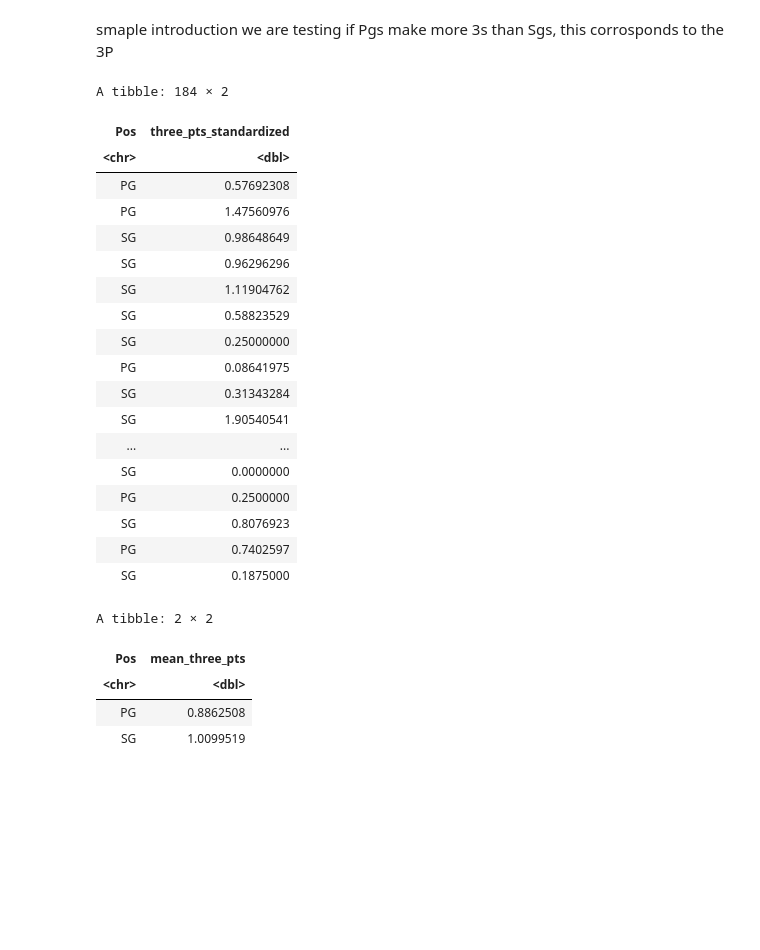
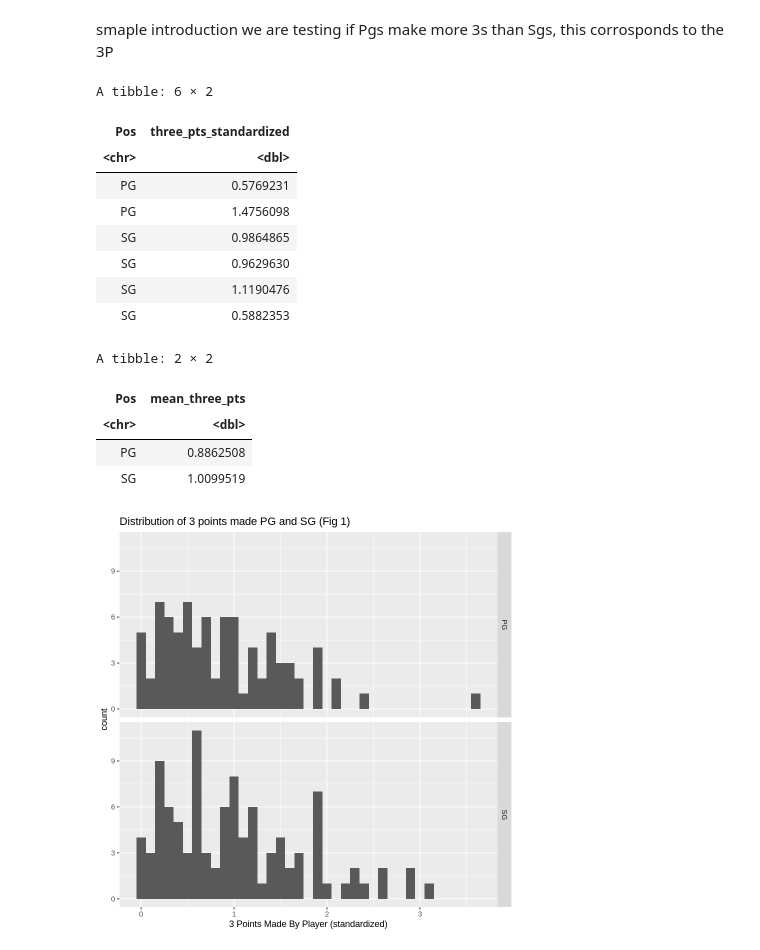
Before and after one commit to Ne1sonLi/NBA-Player-Stats-Statisitcal-Inference, a Jupyter notebook: Stat201_G35_Project.ipynb, the cells around one changed output. Drawn from its saved outputs; the diff is of its cells as text; code cells hidden in the pictures; blank space fills up the shorter version.

Commit message:
Plot, intro
Started on the introduction as well as added in a preliminary distribution plot

```diff
--- a/Stat201_G35_Project.ipynb
+++ b/Stat201_G35_Project.ipynb
@@ -53,40 +57,38 @@ smaple introduction we are testing if Pgs make more 3s than Sgs, this corrospond
 # %%
 #Standardized by dividing # of 3 pts made by the games played by each player
 tidy_nba <- nba_stats |>
 filter(Pos == "PG" | Pos == "SG") |>
 mutate(three_pts_standardized = `3PM`/ `Games Played`) |>
 select(Pos, three_pts_standardized)
 
 
 nba_summary <- tidy_nba |>
 group_by(Pos) |>
 summarize(mean_three_pts = mean(three_pts_standardized))
 
 
-tidy_nba
+head(tidy_nba)
 nba_summary
 # %% [output]
-A tibble: 184 × 2
+A tibble: 6 × 2
 | Pos | three_pts_standardized |
 | <chr> | <dbl> |
-| PG | 0.57692308 |
-| PG | 1.47560976 |
-| SG | 0.98648649 |
-| SG | 0.96296296 |
-| SG | 1.11904762 |
-| SG | 0.58823529 |
-| SG | 0.25000000 |
-| PG | 0.08641975 |
-| SG | 0.31343284 |
-| SG | 1.90540541 |
-| ... | ... |
-| SG | 0.0000000 |
-| PG | 0.2500000 |
-| SG | 0.8076923 |
-| PG | 0.7402597 |
-| SG | 0.1875000 |
+| PG | 0.5769231 |
+| PG | 1.4756098 |
+| SG | 0.9864865 |
+| SG | 0.9629630 |
+| SG | 1.1190476 |
+| SG | 0.5882353 |
 A tibble: 2 × 2
 | Pos | mean_three_pts |
 | <chr> | <dbl> |
 | PG | 0.8862508 |
 | SG | 1.0099519 |
+# %%
+three_point_dist <- tidy_nba |>
+ggplot(aes(x = three_pts_standardized)) + geom_histogram(binwidth = .1) + xlab("3 Points Made By Player (standardized)") +
+facet_grid(rows = vars(Pos)) + ggtitle("Distribution of 3 points made PG and SG (Fig 1)")
+
+three_point_dist
+# %% [output]
+[figure, added]
```
Also changed, not shown: parts of 2 cells of this notebook.
